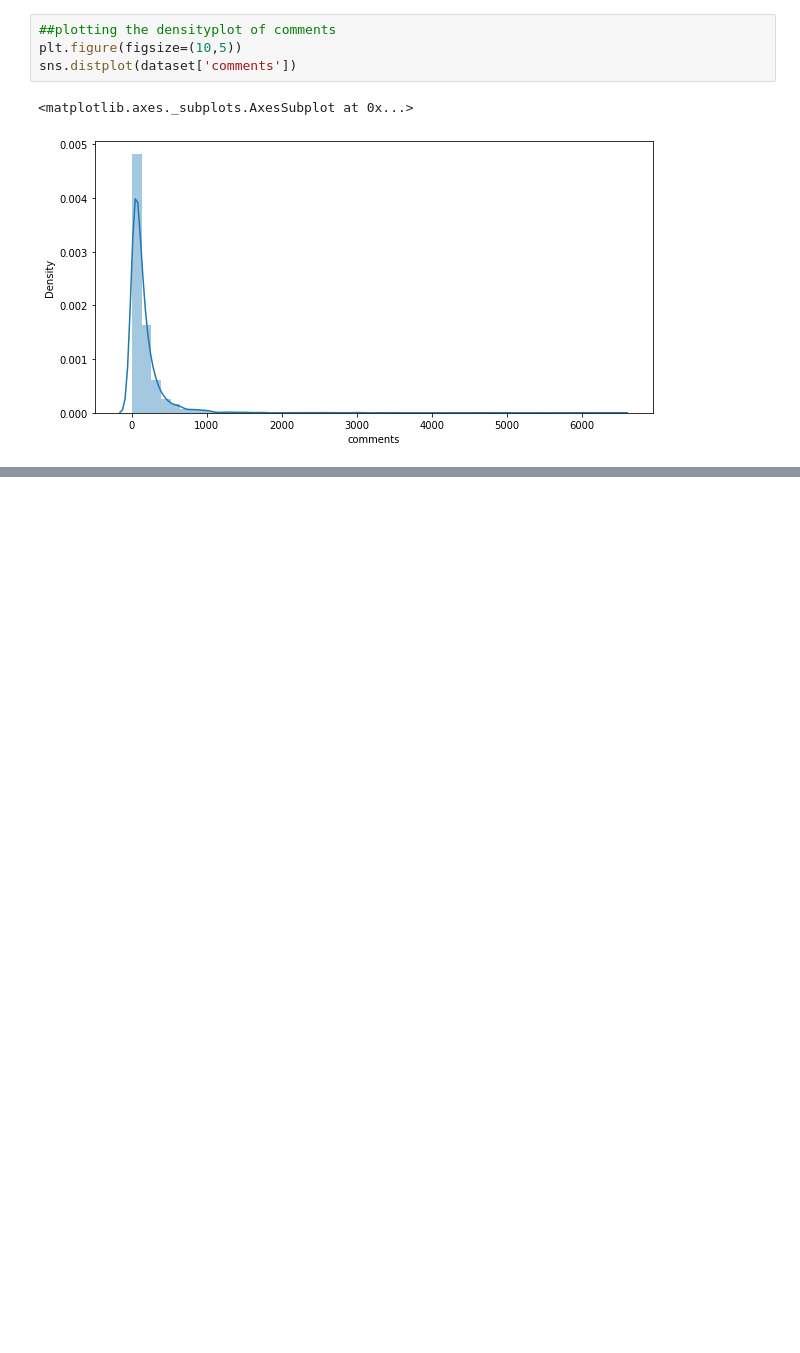
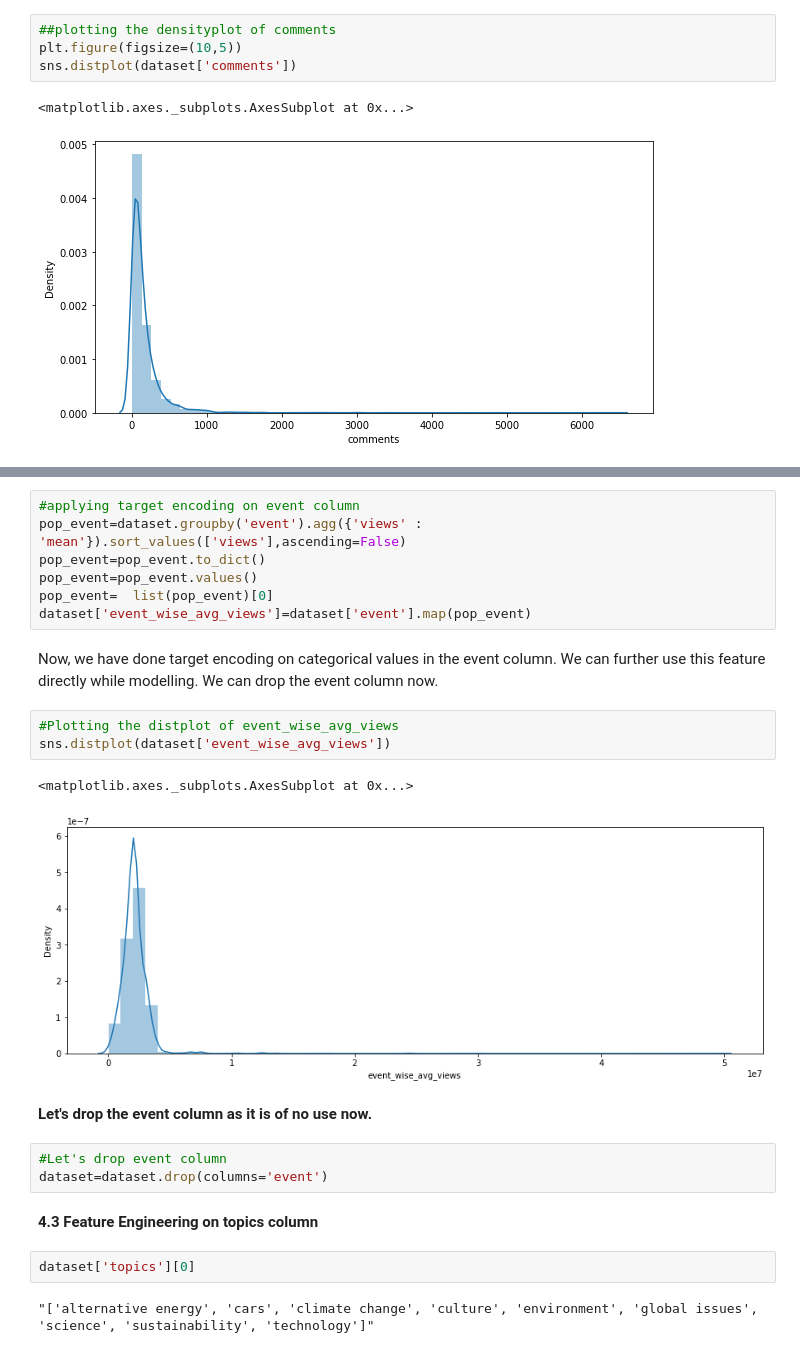
Before and after one commit to Pgupta1996/Ted_Talk_views_Prediction, a Jupyter notebook: Ted_Talk_views_Prediction.ipynb, the cells around one changed output, grey strips where cells are left out. Saved outputs shown, nothing was run; the diff lists cells and outputs as text; blank space fills up the shorter version.

```diff
--- a/Ted_Talk_views_Prediction.ipynb
+++ b/Ted_Talk_views_Prediction.ipynb
@@ -595,0 +661,28 @@ sns.distplot(dataset['comments'])
+# %%
+#applying target encoding on event column
+pop_event=dataset.groupby('event').agg({'views' : 'mean'}).sort_values(['views'],ascending=False)
+pop_event=pop_event.to_dict()
+pop_event=pop_event.values()
+pop_event=  list(pop_event)[0]
+dataset['event_wise_avg_views']=dataset['event'].map(pop_event)
+# %% [markdown]
+Now, we have done target encoding on categorical values in the event column.
+We can further use this feature directly while modelling.
+We can drop the event column now.
+# %%
+#Plotting the distplot of event_wise_avg_views
+sns.distplot(dataset['event_wise_avg_views'])
+# %% [output]
+<matplotlib.axes._subplots.AxesSubplot at 0x...>
+[figure, added]
+# %% [markdown]
+**Let's drop the event column as it is of no use now.**
+# %%
+#Let's drop event column
+dataset=dataset.drop(columns='event')
+# %% [markdown]
+**4.3 Feature Engineering on topics column**
+# %%
+dataset['topics'][0]
+# %% [output]
+"['alternative energy', 'cars', 'climate change', 'culture', 'environment', 'global issues', 'science', 'sustainability', 'technology']"
```
Also changed, not shown: parts of 20 cells of this notebook.
